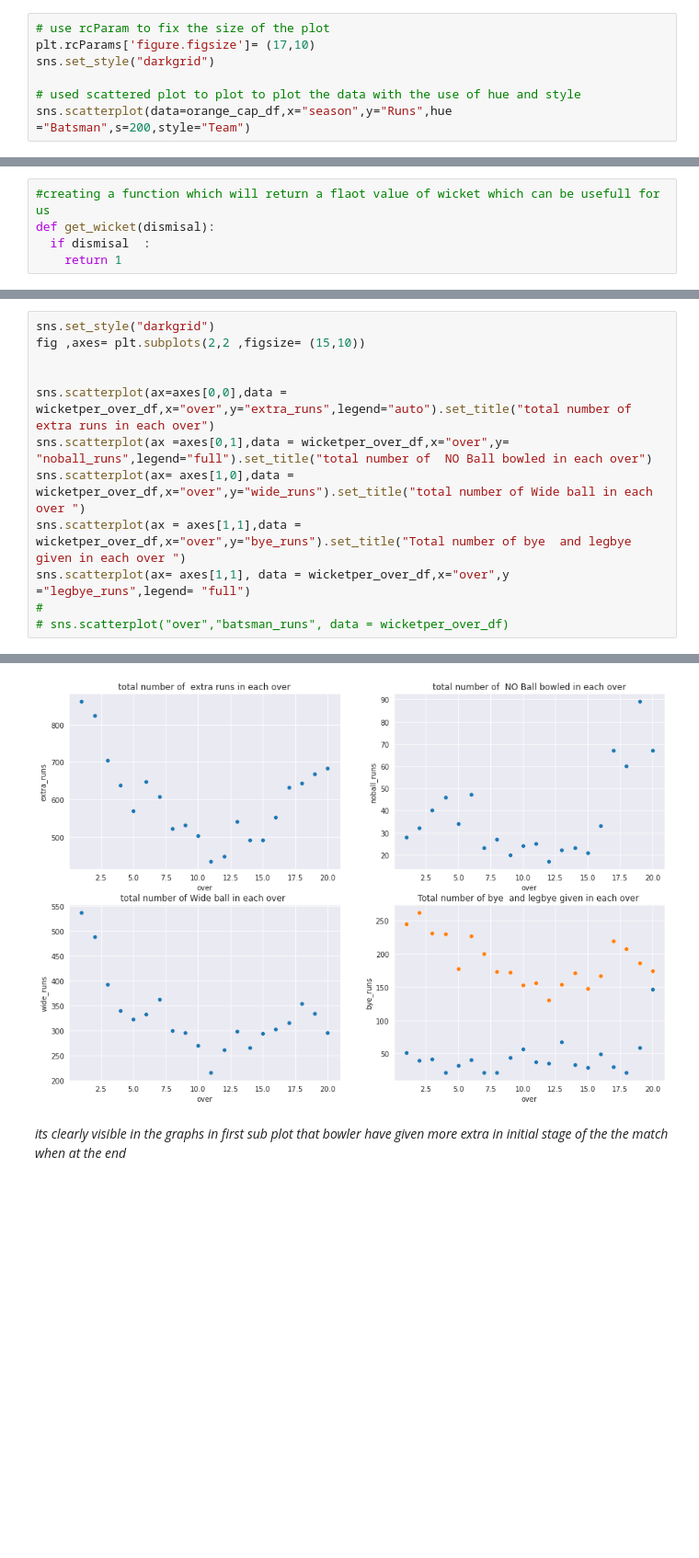
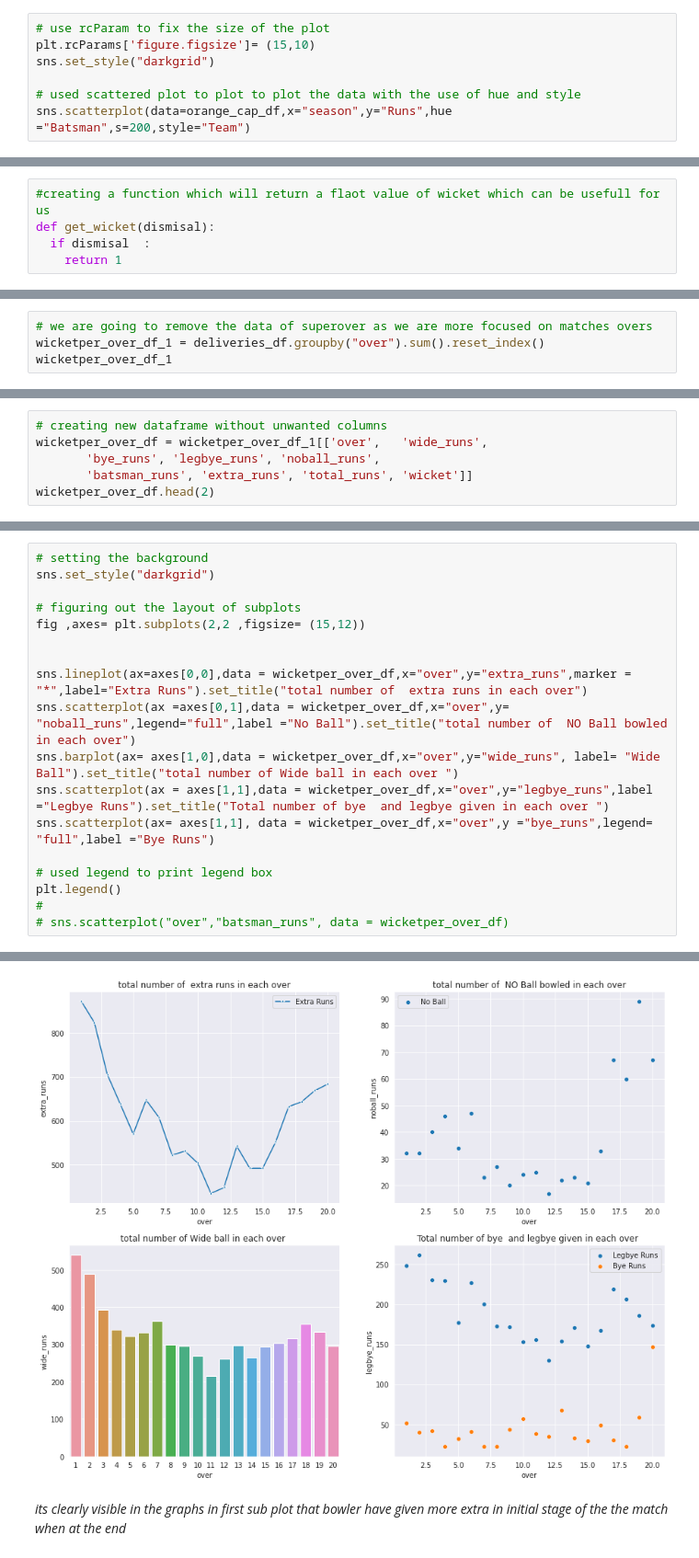
Before and after one commit to rajatpal00/-ABTN0104--IPL-T20-Cricket-Analysis-, a Jupyter notebook: Rajat_Kr_Pal_24_02_2021_[ABTN0104]_IPL_T20_Cricket_Analysis_Capstone_Project.ipynb, the cells around one changed output, grey strips where cells are left out. Shown at 92% size. Cells and saved outputs as stored; diff of their text form; blank space fills up the shorter version.

```diff
--- a/Rajat_Kr_Pal_24_02_2021_[ABTN0104]_IPL_T20_Cricket_Analysis_Capstone_Project.ipynb
+++ b/Rajat_Kr_Pal_24_02_2021_[ABTN0104]_IPL_T20_Cricket_Analysis_Capstone_Project.ipynb
@@ -317,7 +356,7 @@ orange_cap_df.style.background_gradient(cmap="Blues")
 **Now by ploting the scatter gragh we can see which team has maximum orange cap holder**
 # %%
 # use rcParam to fix the size of the plot
-plt.rcParams['figure.figsize']= (17,10)
+plt.rcParams['figure.figsize']= (15,10)
 sns.set_style("darkgrid")
 
 # used scattered plot to plot to plot the data with the use of hue and style
@@ -375,0 +392,4 @@ Lets create some sub plots
+# %%
+# we are going to remove the data of superover as we are more focused on matches overs
+wicketper_over_df_1 = deliveries_df.groupby("over").sum().reset_index()
+wicketper_over_df_1
@@ -375,0 +428,6 @@ Lets create some sub plots
+# %%
+# creating new dataframe without unwanted columns
+wicketper_over_df = wicketper_over_df_1[['over',   'wide_runs',
+       'bye_runs', 'legbye_runs', 'noball_runs',
+       'batsman_runs', 'extra_runs', 'total_runs', 'wicket']]
+wicketper_over_df.head(2)
@@ -390,13 +481,19 @@ By looking at these graphs we can conclude that team tries to score maximum runs
 # %%
+# setting the background
 sns.set_style("darkgrid")
-fig ,axes= plt.subplots(2,2 ,figsize= (15,10))
+
+# figuring out the layout of subplots
+fig ,axes= plt.subplots(2,2 ,figsize= (15,12))
 
 
-sns.scatterplot(ax=axes[0,0],data = wicketper_over_df,x="over",y="extra_runs",legend="auto").set_title("total number of  extra runs in each over")
-sns.scatterplot(ax =axes[0,1],data = wicketper_over_df,x="over",y= "noball_runs",legend="full").set_title("total number of  NO Ball bowled in each over")
-sns.scatterplot(ax= axes[1,0],data = wicketper_over_df,x="over",y="wide_runs").set_title("total number of Wide ball in each over ")
-sns.scatterplot(ax = axes[1,1],data = wicketper_over_df,x="over",y="bye_runs").set_title("Total number of bye  and legbye given in each over ")
-sns.scatterplot(ax= axes[1,1], data = wicketper_over_df,x="over",y ="legbye_runs",legend= "full")
+sns.lineplot(ax=axes[0,0],data = wicketper_over_df,x="over",y="extra_runs",marker = "*",label="Extra Runs").set_title("total number of  extra runs in each over")
+sns.scatterplot(ax =axes[0,1],data = wicketper_over_df,x="over",y= "noball_runs",legend="full",label ="No Ball").set_title("total number of  NO Ball bowled in each over")
+sns.barplot(ax= axes[1,0],data = wicketper_over_df,x="over",y="wide_runs", label= "Wide Ball").set_title("total number of Wide ball in each over ")
+sns.scatterplot(ax = axes[1,1],data = wicketper_over_df,x="over",y="legbye_runs",label ="Legbye Runs").set_title("Total number of bye  and legbye given in each over ")
+sns.scatterplot(ax= axes[1,1], data = wicketper_over_df,x="over",y ="bye_runs",legend= "full",label ="Bye Runs")
+
+# used legend to print legend box
+plt.legend()
 #
 # sns.scatterplot("over","batsman_runs", data = wicketper_over_df)
 # %% [output]
@@ -404,3 +501,3 @@ sns.scatterplot(ax= axes[1,1], data = wicketper_over_df,x="over",y ="legbye_runs
-[figure, old version]
+[figure, new version]
 # %% [markdown]
 *its clearly visible in the graphs in first sub plot that bowler have given more extra in initial stage of the the match when at the end*
```
Also changed, not shown: parts of 58 cells of this notebook.
